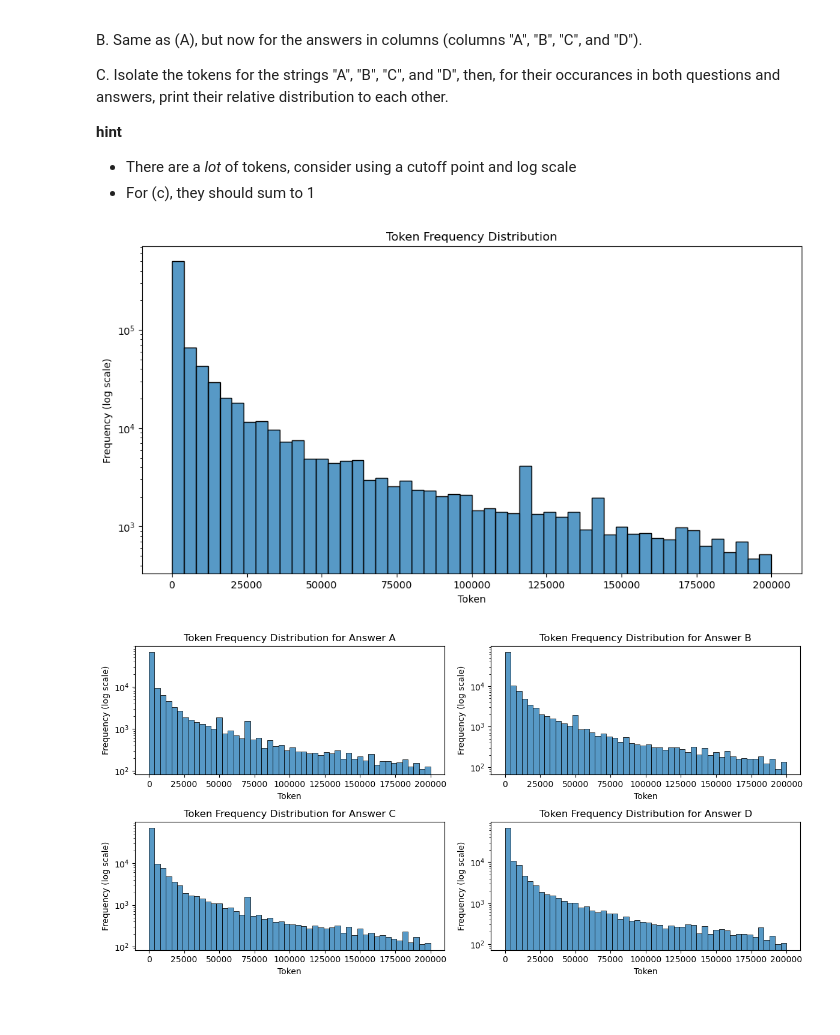
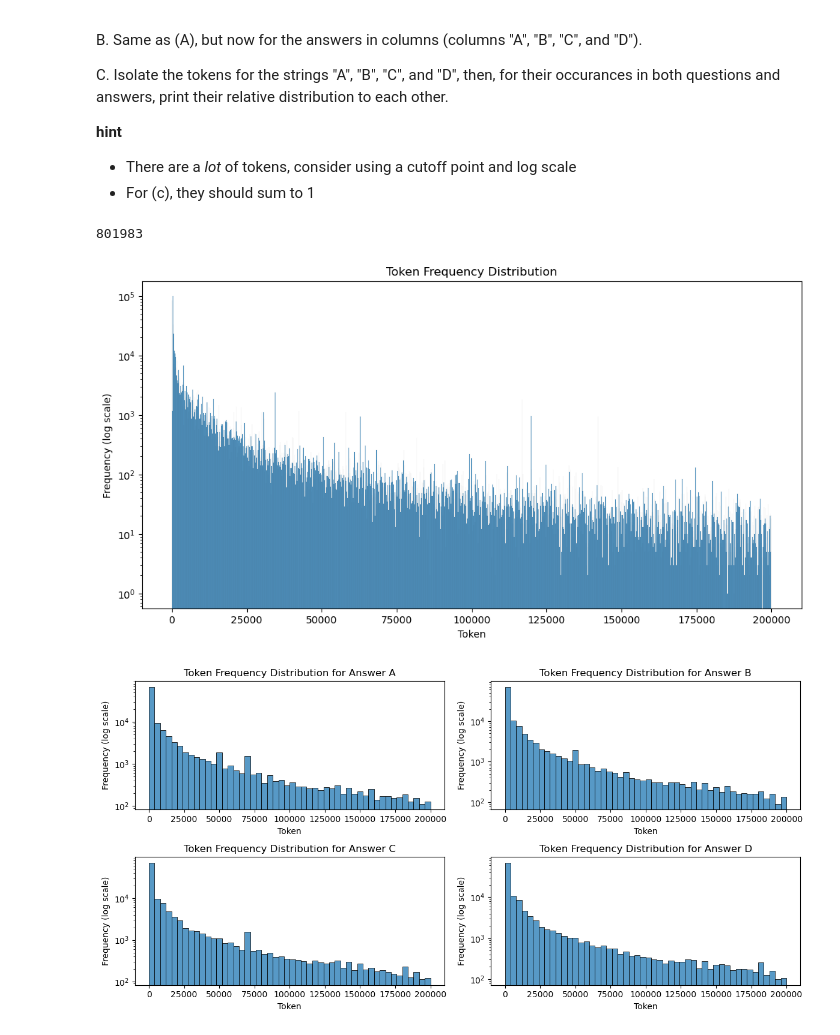
Before and after one commit to Thierrix/2024, a Jupyter notebook: Homework/01_PROJECT_NEUTRALITY/analysis.ipynb, the cells around one changed output. Saved outputs shown, nothing was run; the diff lists cells and outputs as text; code cells hidden in the pictures.

```diff
--- a/Homework/01_PROJECT_NEUTRALITY/analysis.ipynb
+++ b/Homework/01_PROJECT_NEUTRALITY/analysis.ipynb
@@ -895,21 +895,21 @@ C. Isolate the tokens for the strings "A", "B", "C", and "D", then, for their oc
 # %%
 # A
 
 df_test['tokens'] = df_test['question'].apply(tokenize_text)
-
 # Flatten the list of tokens
 all_tokens = df_test["tokens"].explode()
-
+print(len(df_test["tokens"].explode()))
 # Plot the frequency of each token
 plt.figure(figsize=(12, 6))
-sns.histplot(all_tokens, bins=50, kde=False)
+sns.histplot(all_tokens, bins=2000, kde=False)
 plt.yscale('log')
 plt.title('Token Frequency Distribution')
 plt.xlabel('Token')
 plt.ylabel('Frequency (log scale)')
 plt.show()
 # %% [output]
+801983
-[figure, old version]
+[figure, new version]
 # %%
 # B
 # Tokenize the answers in columns "A", "B", "C", and "D"
```
Also changed, not shown: parts of 2 cells of this notebook.
